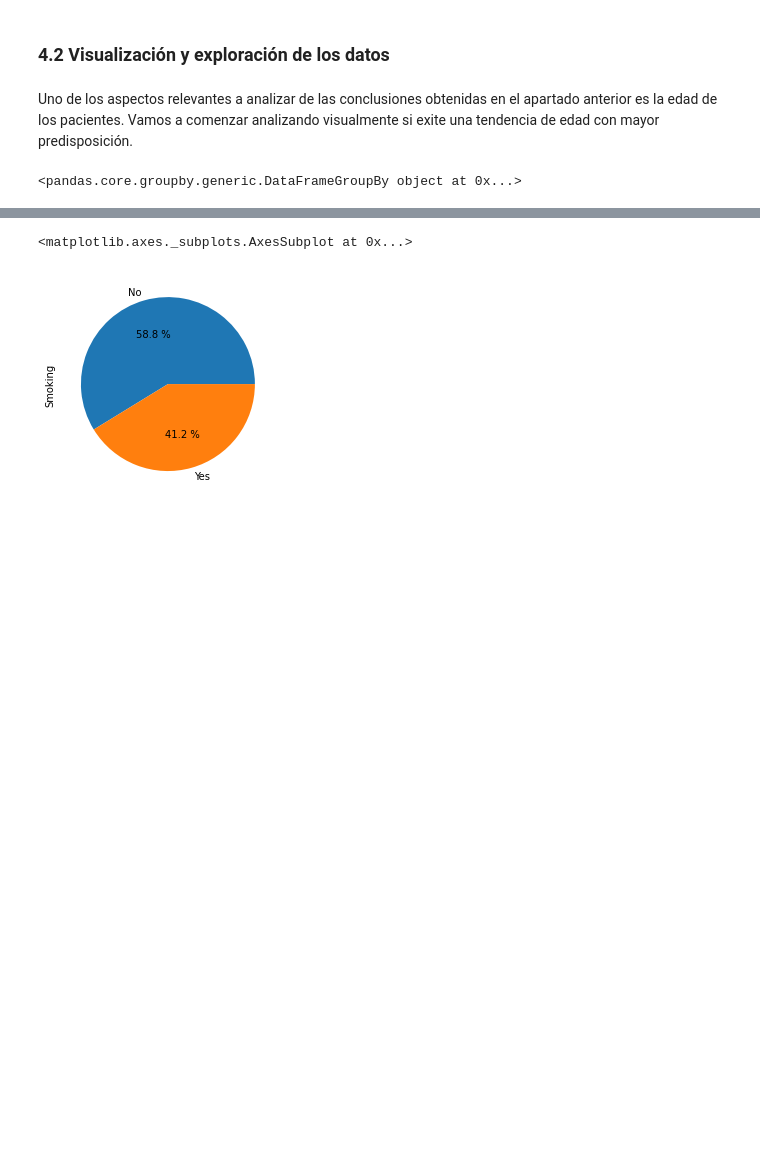
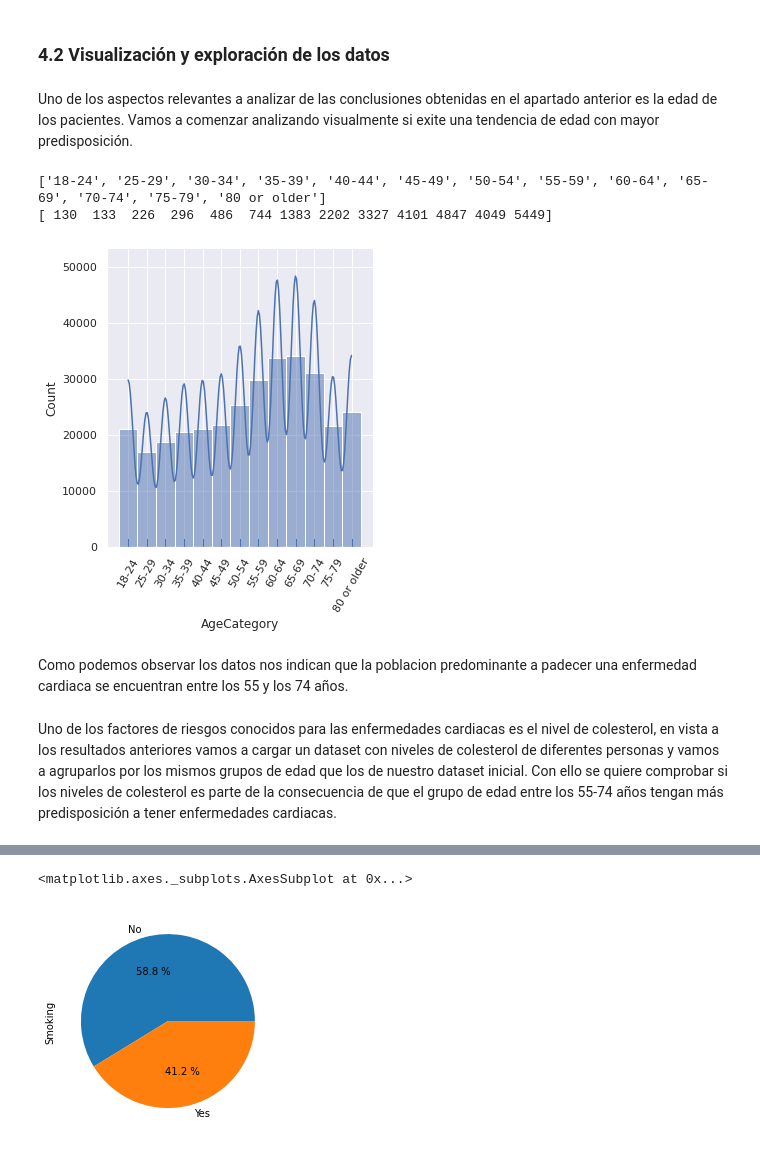
Before and after one commit to mariachurches/PythonIA, a Jupyter notebook: PracticaFinal/01MIAR_ACT_Final.ipynb, the cells around one changed output, grey strips where cells are left out. Cells and saved outputs as stored; diff of their text form; code cells hidden in the pictures; blank space fills up the shorter version.

```diff
--- a/PracticaFinal/01MIAR_ACT_Final.ipynb
+++ b/PracticaFinal/01MIAR_ACT_Final.ipynb
@@ -224,7 +225,23 @@ Observando el resultado obtenido sacamos las siguientes conclusiones:
 ### 4.2 Visualización y exploración de los datos
 # %% [markdown]
 Uno de los aspectos relevantes a analizar de las conclusiones obtenidas en el apartado anterior es la edad de los pacientes. Vamos a comenzar analizando visualmente si exite una tendencia de edad con mayor predisposición.
-# %%
-display(data_heart.groupby("AgeCategory"))
-# %% [output]
-<pandas.core.groupby.generic.DataFrameGroupBy object at 0x...>
+# %%
+with_heartDisease = data_heart.groupby('AgeCategory')['HeartDisease'].value_counts().iloc[1::2]
+values = with_heartDisease.values
+index=list([i[0] for i in with_heartDisease.index])
+print(index)
+print(values)
+# %% [output]
+['18-24', '25-29', '30-34', '35-39', '40-44', '45-49', '50-54', '55-59', '60-64', '65-69', '70-74', '75-79', '80 or older']
+[ 130  133  226  296  486  744 1383 2202 3327 4101 4847 4049 5449]
+# %%
+sns.set(rc = {'figure.figsize':(8,20)})
+sns.displot(data_heart.sort_values(['AgeCategory'],ascending=True)['AgeCategory'], kde=True, bins=12, rug=True)
+plt.xticks(rotation=60)
+plt.show()
+# %% [output]
+[figure, added]
+# %% [markdown]
+Como podemos observar los datos nos indican que la poblacion predominante a padecer una enfermedad cardiaca se encuentran entre los 55 y los 74 años.
+# %% [markdown]
+Uno de los factores de riesgos conocidos para las enfermedades cardiacas es el nivel de colesterol, en vista a los resultados anteriores vamos a cargar un dataset con niveles de colesterol de diferentes personas y vamos a agruparlos por los mismos grupos de edad que los de nuestro dataset inicial. Con ello se quiere comprobar si los niveles de colesterol es parte de la consecuencia de que el grupo de edad entre los 55-74 años tengan más predisposición a tener enfermedades cardiacas.
```
Also changed, not shown: parts of 4 cells of this notebook.
